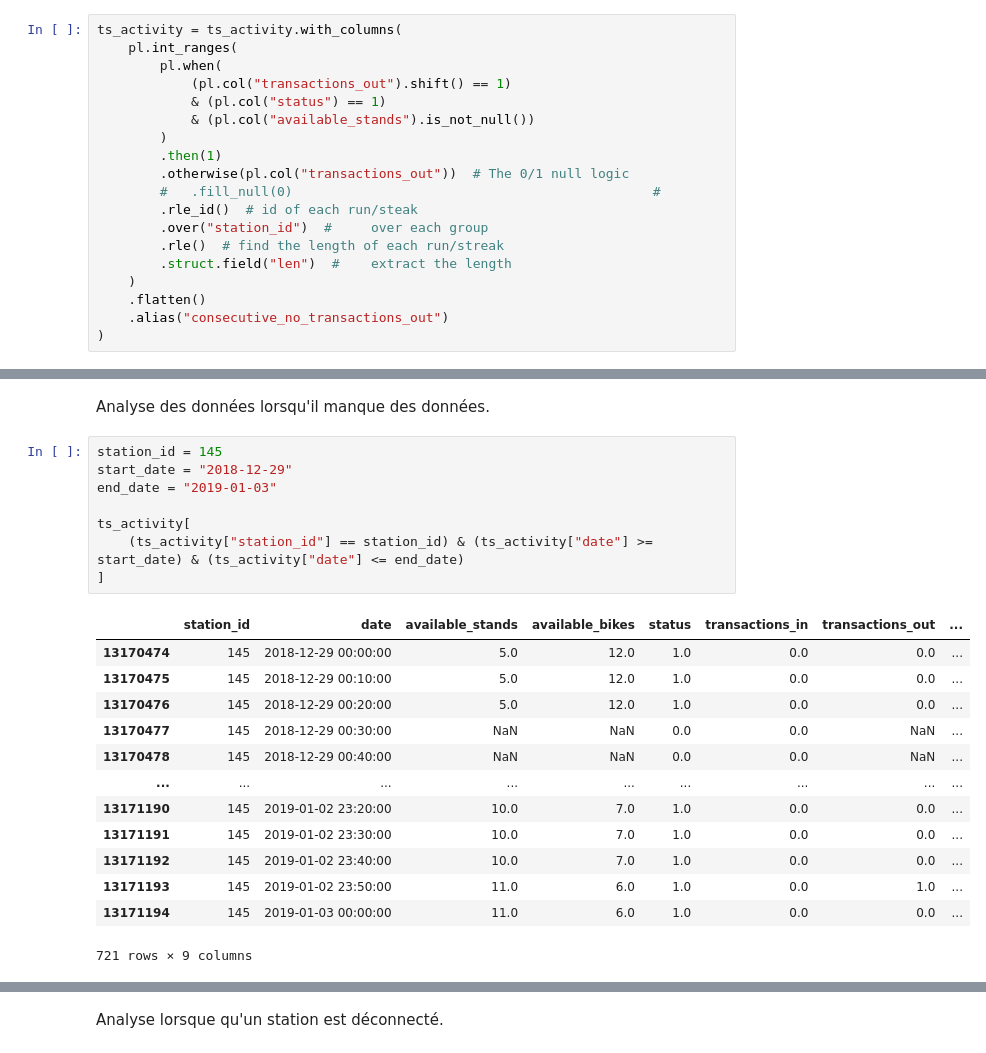
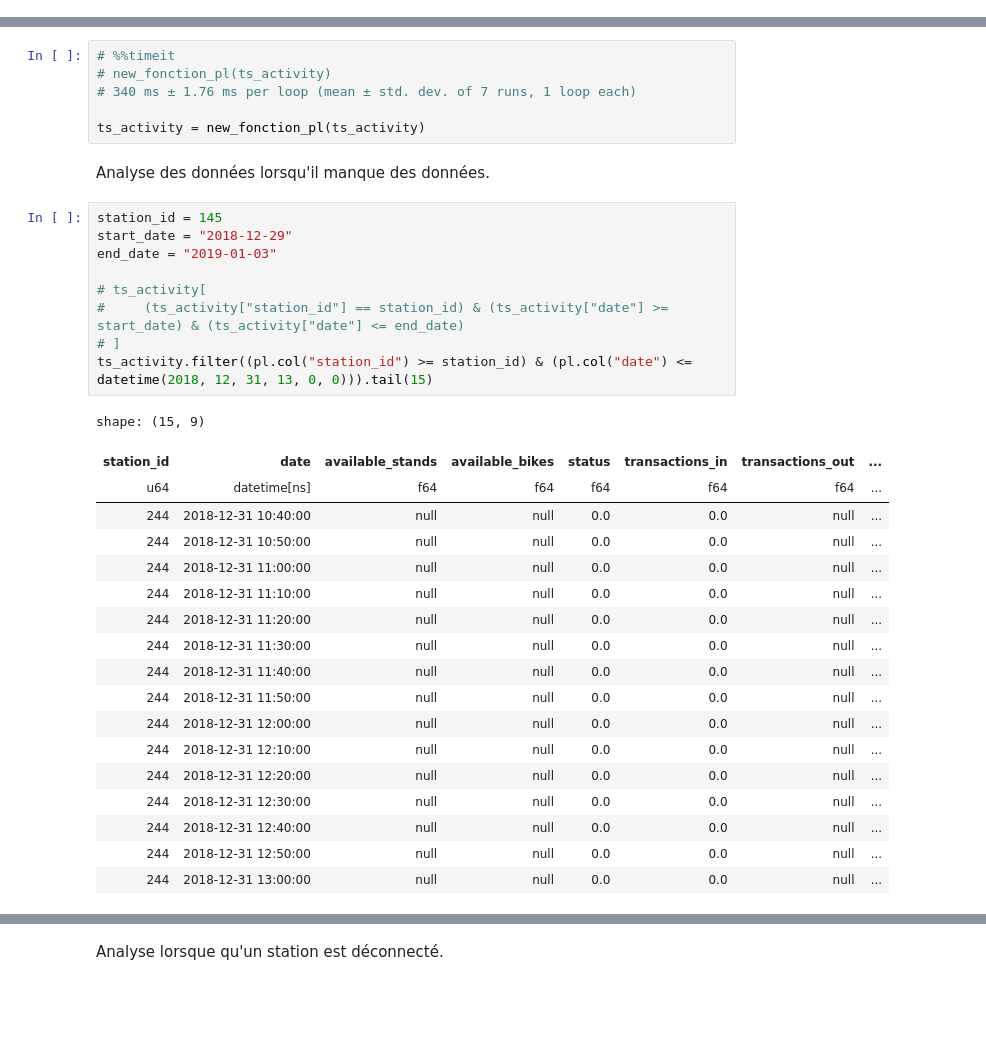
Before and after one commit to armgilles/vcub_keeper, a Jupyter notebook: notebooks/02_Features/04_consecutive_no_transactions_out #10.ipynb, the cells around one changed output, grey strips where cells are left out. Saved outputs shown, nothing was run; the diff lists cells and outputs as text; blank space fills up the shorter version.

```diff
--- a/notebooks/02_Features/04_consecutive_no_transactions_out #10.ipynb
+++ b/notebooks/02_Features/04_consecutive_no_transactions_out #10.ipynb
@@ -112,19 +112,0 @@ ts_activity.with_columns(
-# %%
-ts_activity = ts_activity.with_columns(
-    pl.int_ranges(
-        pl.when(
-            (pl.col("transactions_out").shift() == 1)
-            & (pl.col("status") == 1)
-            & (pl.col("available_stands").is_not_null())
-        )
-        .then(1)
-        .otherwise(pl.col("transactions_out"))  # The 0/1 null logic
-        #   .fill_null(0)                                              #
-        .rle_id()  # id of each run/steak
-        .over("station_id")  #     over each group
-        .rle()  # find the length of each run/streak
-        .struct.field("len")  #    extract the length
-    )
-    .flatten()
-    .alias("consecutive_no_transactions_out")
-)
@@ -385,24 +118,36 @@ ts_activity[91650:91660]
+# %%
+# %%timeit
+# new_fonction_pl(ts_activity)
+# 340 ms ± 1.76 ms per loop (mean ± std. dev. of 7 runs, 1 loop each)
+
+ts_activity = new_fonction_pl(ts_activity)
 # %% [markdown]
 Analyse des données lorsqu'il manque des données.
 # %%
 station_id = 145
 start_date = "2018-12-29"
 end_date = "2019-01-03"
 
-ts_activity[
-    (ts_activity["station_id"] == station_id) & (ts_activity["date"] >= start_date) & (ts_activity["date"] <= end_date)
-]
+# ts_activity[
+#     (ts_activity["station_id"] == station_id) & (ts_activity["date"] >= start_date) & (ts_activity["date"] <= end_date)
+# ]
+ts_activity.filter((pl.col("station_id") >= station_id) & (pl.col("date") <= datetime(2018, 12, 31, 13, 0, 0))).tail(15)
 # %% [output]
+shape: (15, 9)
-|  | station_id | date | available_stands | available_bikes | status | transactions_in | transactions_out | ... |
-| 13170474 | 145 | 2018-12-29 00:00:00 | 5.0 | 12.0 | 1.0 | 0.0 | 0.0 | ... |
-| 13170475 | 145 | 2018-12-29 00:10:00 | 5.0 | 12.0 | 1.0 | 0.0 | 0.0 | ... |
-| 13170476 | 145 | 2018-12-29 00:20:00 | 5.0 | 12.0 | 1.0 | 0.0 | 0.0 | ... |
-| 13170477 | 145 | 2018-12-29 00:30:00 | NaN | NaN | 0.0 | 0.0 | NaN | ... |
-| 13170478 | 145 | 2018-12-29 00:40:00 | NaN | NaN | 0.0 | 0.0 | NaN | ... |
-| ... | ... | ... | ... | ... | ... | ... | ... | ... |
-| 13171190 | 145 | 2019-01-02 23:20:00 | 10.0 | 7.0 | 1.0 | 0.0 | 0.0 | ... |
-| 13171191 | 145 | 2019-01-02 23:30:00 | 10.0 | 7.0 | 1.0 | 0.0 | 0.0 | ... |
-| 13171192 | 145 | 2019-01-02 23:40:00 | 10.0 | 7.0 | 1.0 | 0.0 | 0.0 | ... |
-| 13171193 | 145 | 2019-01-02 23:50:00 | 11.0 | 6.0 | 1.0 | 0.0 | 1.0 | ... |
-| 13171194 | 145 | 2019-01-03 00:00:00 | 11.0 | 6.0 | 1.0 | 0.0 | 0.0 | ... |
+| station_id | date | available_stands | available_bikes | status | transactions_in | transactions_out | ... |
+| u64 | datetime[ns] | f64 | f64 | f64 | f64 | f64 | ... |
+| 244 | 2018-12-31 10:40:00 | null | null | 0.0 | 0.0 | null | ... |
+| 244 | 2018-12-31 10:50:00 | null | null | 0.0 | 0.0 | null | ... |
+| 244 | 2018-12-31 11:00:00 | null | null | 0.0 | 0.0 | null | ... |
+| 244 | 2018-12-31 11:10:00 | null | null | 0.0 | 0.0 | null | ... |
+| 244 | 2018-12-31 11:20:00 | null | null | 0.0 | 0.0 | null | ... |
+| 244 | 2018-12-31 11:30:00 | null | null | 0.0 | 0.0 | null | ... |
+| 244 | 2018-12-31 11:40:00 | null | null | 0.0 | 0.0 | null | ... |
+| 244 | 2018-12-31 11:50:00 | null | null | 0.0 | 0.0 | null | ... |
+| 244 | 2018-12-31 12:00:00 | null | null | 0.0 | 0.0 | null | ... |
+| 244 | 2018-12-31 12:10:00 | null | null | 0.0 | 0.0 | null | ... |
+| 244 | 2018-12-31 12:20:00 | null | null | 0.0 | 0.0 | null | ... |
+| 244 | 2018-12-31 12:30:00 | null | null | 0.0 | 0.0 | null | ... |
+| 244 | 2018-12-31 12:40:00 | null | null | 0.0 | 0.0 | null | ... |
+| 244 | 2018-12-31 12:50:00 | null | null | 0.0 | 0.0 | null | ... |
+| 244 | 2018-12-31 13:00:00 | null | null | 0.0 | 0.0 | null | ... |
-721 rows × 9 columns
```
Also changed, not shown: parts of 46 cells of this notebook.
